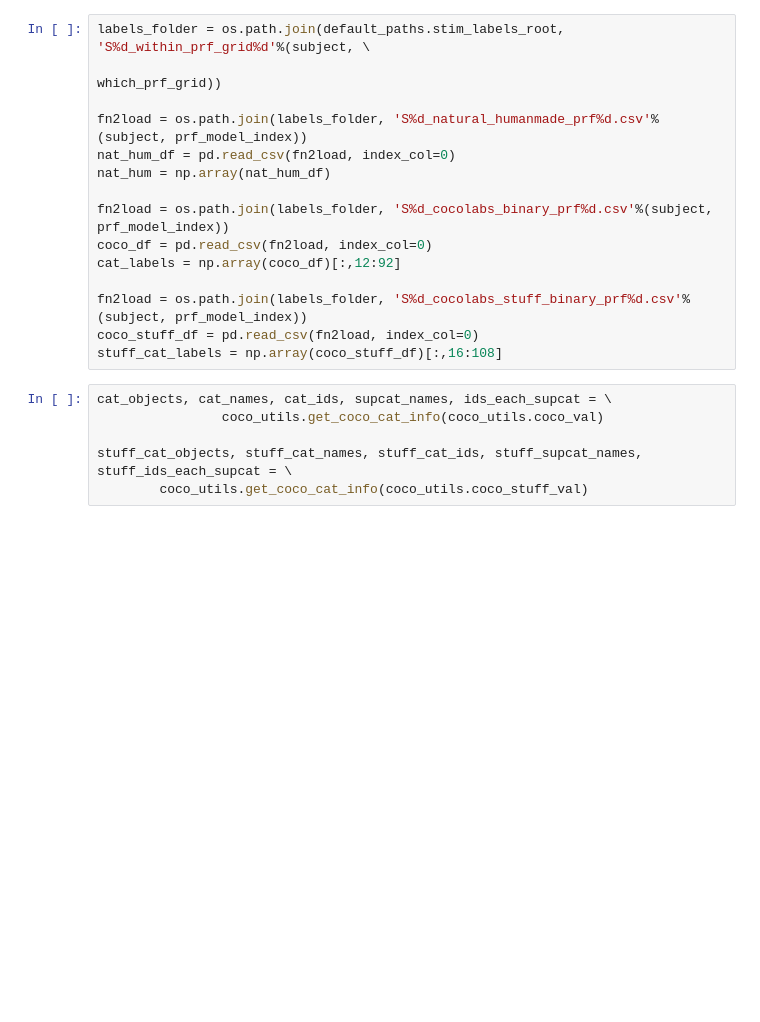
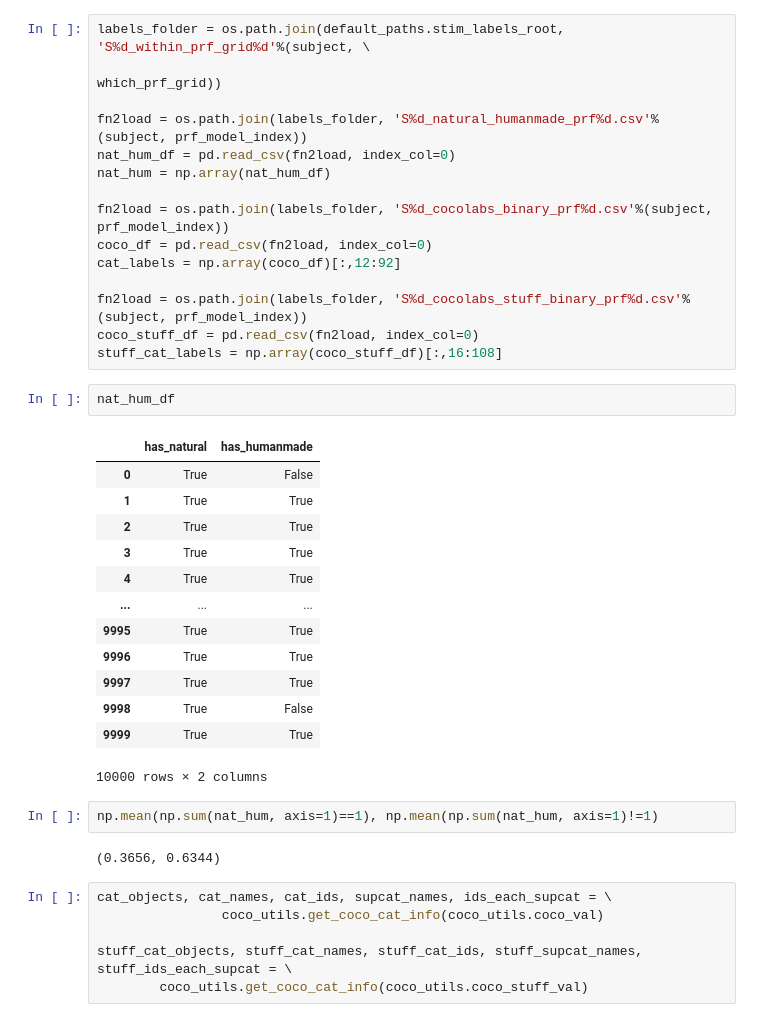
Before and after one commit to mmhenderson/modfit, a Jupyter notebook: notebooks/other_analyses/test_natural_humanmade_labeling.ipynb, the cells around one changed output. Drawn from its saved outputs; the diff is of its cells as text; blank space fills up the shorter version.

```diff
--- a/notebooks/other_analyses/test_natural_humanmade_labeling.ipynb
+++ b/notebooks/other_analyses/test_natural_humanmade_labeling.ipynb
@@ -66,6 +81,26 @@ cat_labels = np.array(coco_df)[:,12:92]
 fn2load = os.path.join(labels_folder, 'S%d_cocolabs_stuff_binary_prf%d.csv'%(subject, prf_model_index))
 coco_stuff_df = pd.read_csv(fn2load, index_col=0)
 stuff_cat_labels = np.array(coco_stuff_df)[:,16:108]
+# %%
+nat_hum_df
+# %% [output]
+|  | has_natural | has_humanmade |
+| 0 | True | False |
+| 1 | True | True |
+| 2 | True | True |
+| 3 | True | True |
+| 4 | True | True |
+| ... | ... | ... |
+| 9995 | True | True |
+| 9996 | True | True |
+| 9997 | True | True |
+| 9998 | True | False |
+| 9999 | True | True |
+10000 rows × 2 columns
+# %%
+np.mean(np.sum(nat_hum, axis=1)==1), np.mean(np.sum(nat_hum, axis=1)!=1)
+# %% [output]
+(0.3656, 0.6344)
 # %%
 cat_objects, cat_names, cat_ids, supcat_names, ids_each_supcat = \
                 coco_utils.get_coco_cat_info(coco_utils.coco_val)
```
Also changed, not shown: parts of 7 cells of this notebook, 12 other files.
